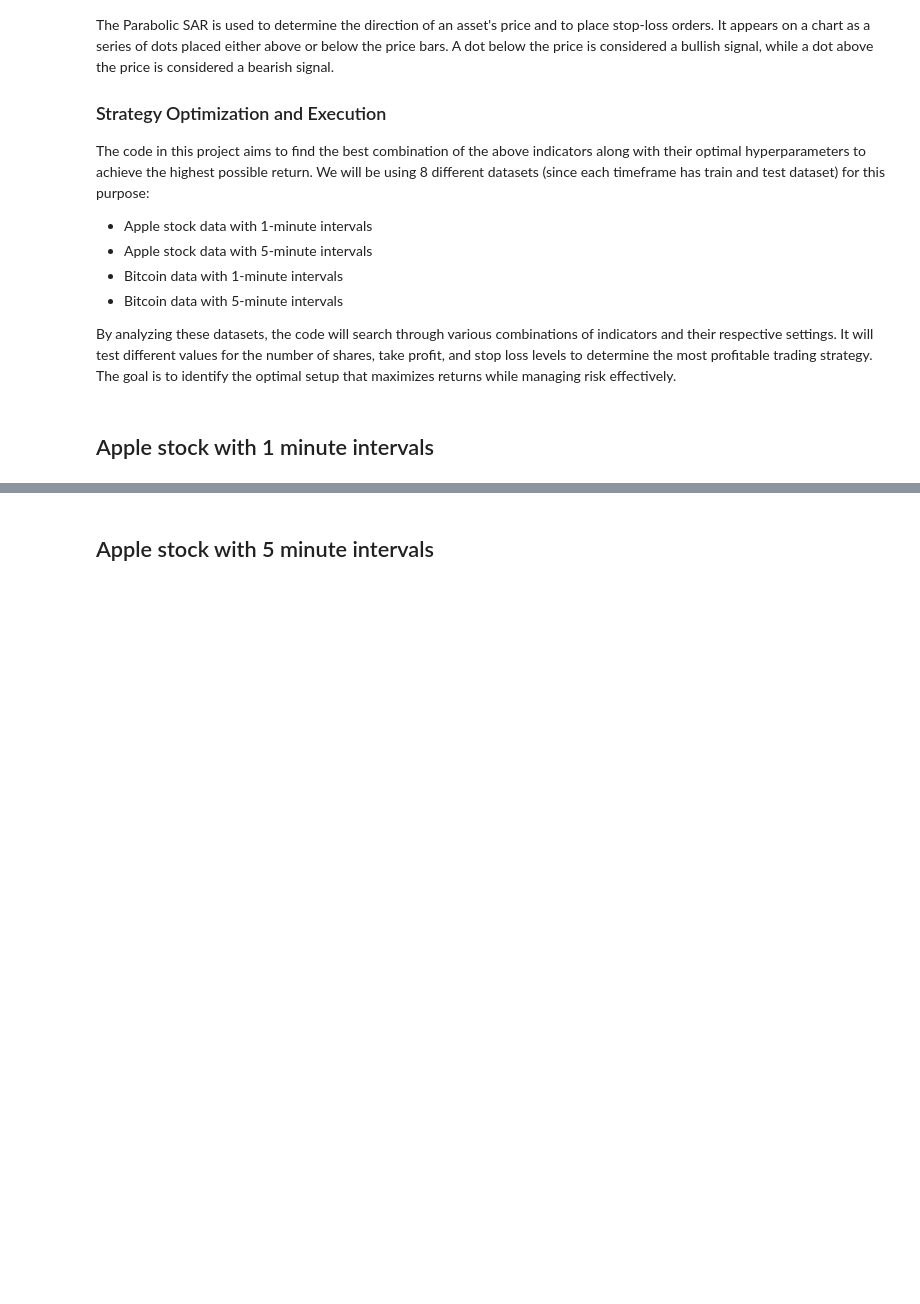
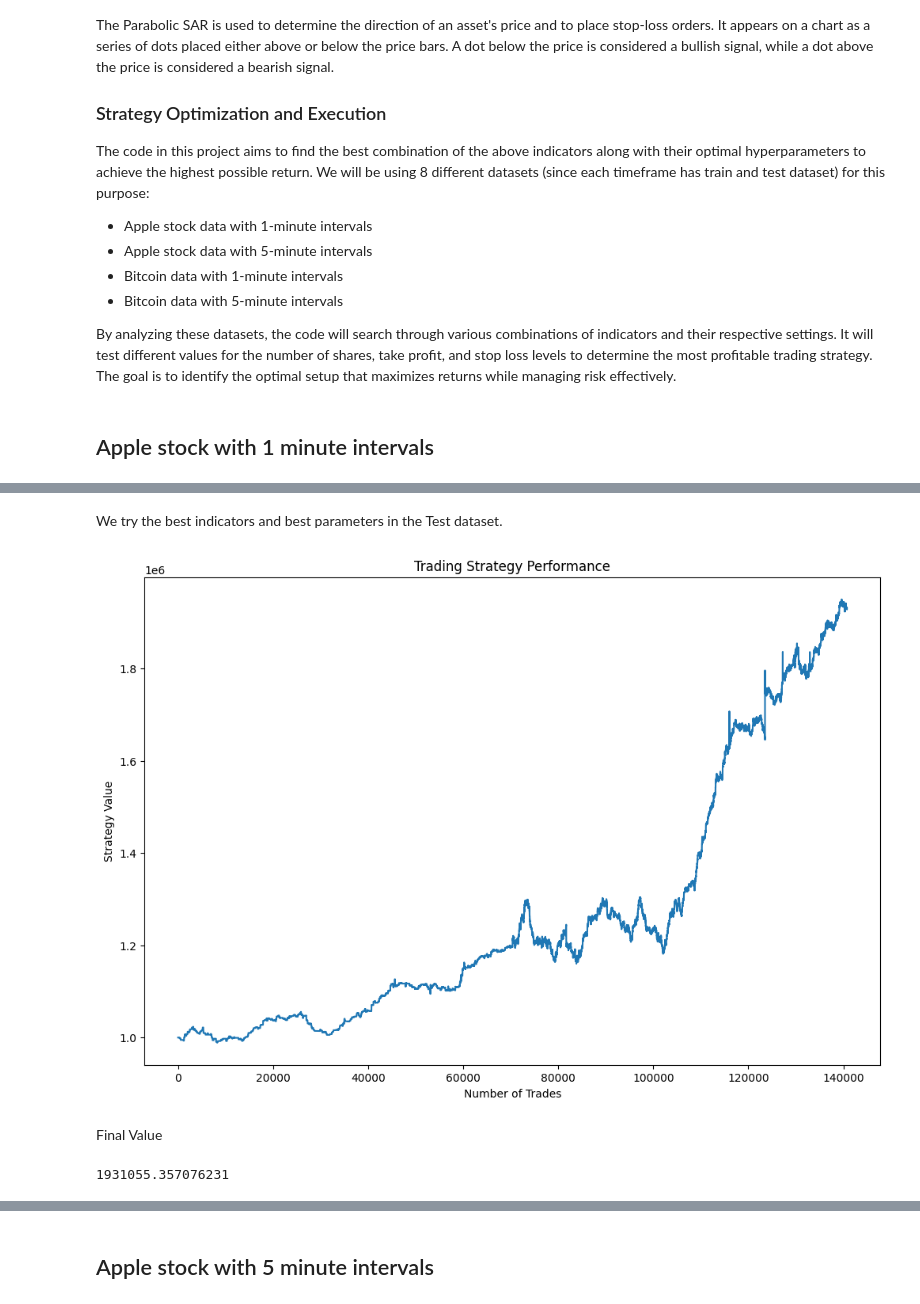
Before and after one commit to alfredobau21/proyecto_trading, a Jupyter notebook: Project 2 Technical Analysis/Report.ipynb, the cells around one changed output, grey strips where cells are left out. Saved outputs shown, nothing was run; the diff lists cells and outputs as text; code cells hidden in the pictures; blank space fills up the shorter version.

```diff
--- a/Project 2 Technical Analysis/Report.ipynb
+++ b/Project 2 Technical Analysis/Report.ipynb
@@ -42,0 +103,12 @@ Let's run all combinations of indicators.
+# %% [markdown]
+We try the best indicators and best parameters in the Test dataset.
+# %%
+strategy.test()
+# %% [output]
+[figure, added]
+# %% [markdown]
+Final Value
+# %%
+strategy.strategy_value[-1]
+# %% [output]
+1931055.357076231
```
Also changed, not shown: parts of 15 cells of this notebook.
